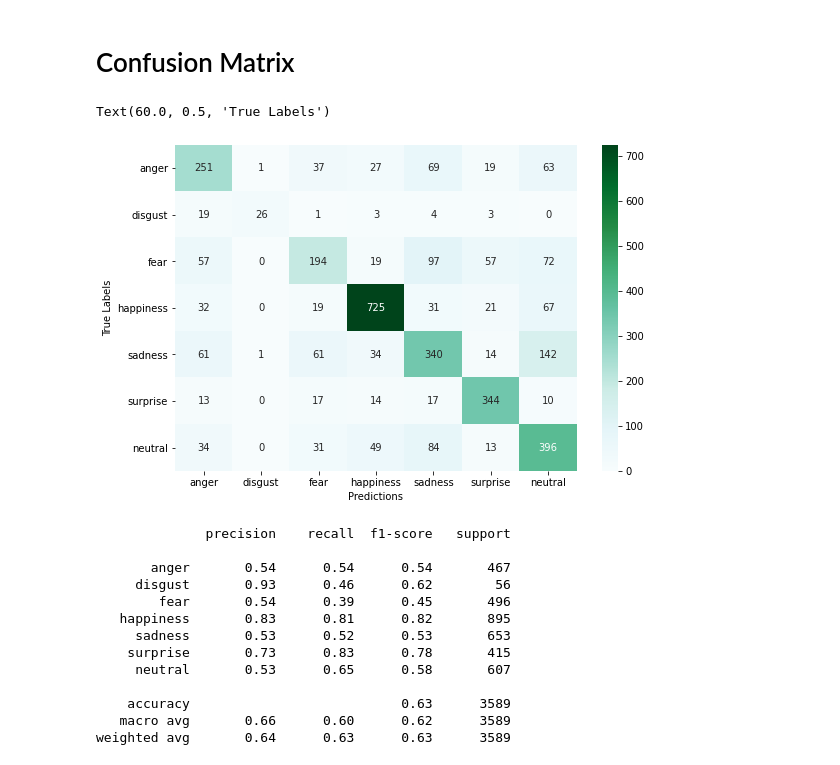
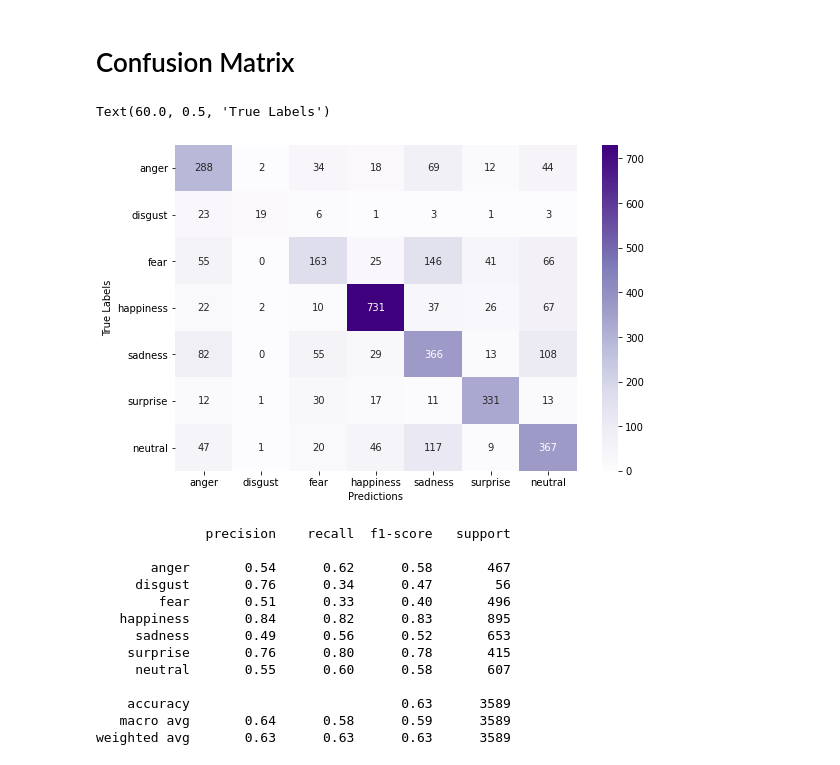
Before and after one commit to raffaeleb92/CNN_FER2013, a Jupyter notebook: KD_1_Emotions_Classification.ipynb, the cells around one changed output. Cells and saved outputs as stored; diff of their text form; code cells hidden in the pictures.

```diff
--- a/KD_1_Emotions_Classification.ipynb
+++ b/KD_1_Emotions_Classification.ipynb
@@ -91,7 +91,7 @@ transforms = T.Compose([
 # %% [markdown]
 # Data Loaders
 # %%
-train_dset = EmotionDataset(df, split="train")
+train_dset = EmotionDataset(df, split="train", transforms=transforms)
 val_dset = EmotionDataset(df, split="validation", transforms=transforms)
 test_dset = EmotionDataset(df, split="test", transforms=transforms)
 
@@ -878,27 +904,27 @@ for images, labels in test_loader:
 # %%
 cm = confusion_matrix(targets, predictions)
 df_cm = pd.DataFrame(cm, emotion_label_to_text.values(), emotion_label_to_text.values())
 plt.figure(figsize = (9,6))
-sns.heatmap(df_cm, annot=True, fmt="d", cmap='BuGn')
+sns.heatmap(df_cm, annot=True, fmt="d", cmap='Purples')
 plt.xlabel("Predictions")
 plt.ylabel("True Labels")
 # %% [output]
 Text(60.0, 0.5, 'True Labels')
-[figure, old version]
+[figure, new version]
 # %%
 report_test_nn = classification_report(targets, predictions, target_names= emotion_label_to_text.values())
 print(report_test_nn)
 # %% [output]
               precision    recall  f1-score   support
 
-       anger       0.54      0.54      0.54       467
-     disgust       0.93      0.46      0.62        56
-        fear       0.54      0.39      0.45       496
-   happiness       0.83      0.81      0.82       895
-     sadness       0.53      0.52      0.53       653
-    surprise       0.73      0.83      0.78       415
-     neutral       0.53      0.65      0.58       607
+       anger       0.54      0.62      0.58       467
+     disgust       0.76      0.34      0.47        56
+        fear       0.51      0.33      0.40       496
+   happiness       0.84      0.82      0.83       895
+     sadness       0.49      0.56      0.52       653
+    surprise       0.76      0.80      0.78       415
+     neutral       0.55      0.60      0.58       607
 
     accuracy                           0.63      3589
-   macro avg       0.66      0.60      0.62      3589
-weighted avg       0.64      0.63      0.63      3589
+   macro avg       0.64      0.58      0.59      3589
+weighted avg       0.63      0.63      0.63      3589
```
Also changed, not shown: parts of 22 cells of this notebook, 1 other file.
